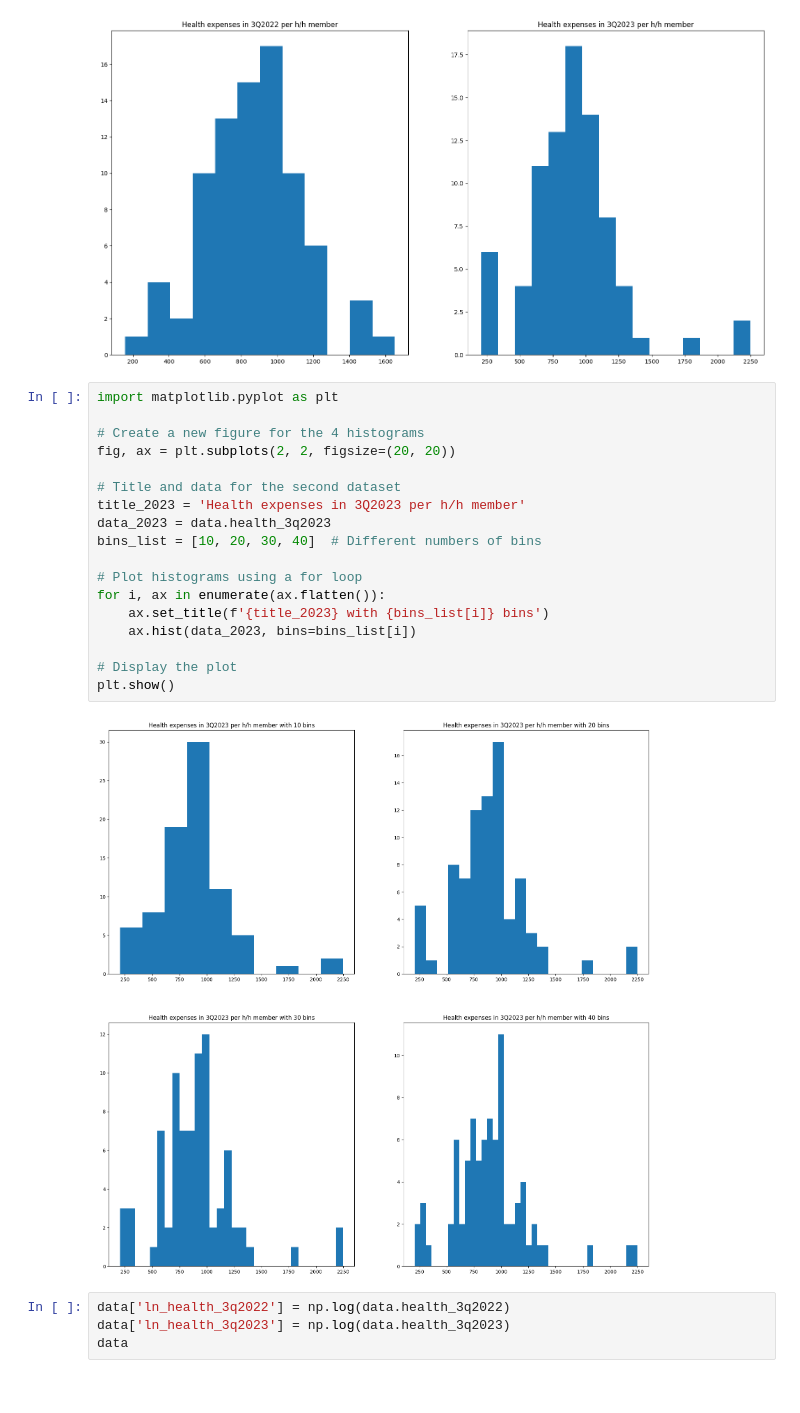
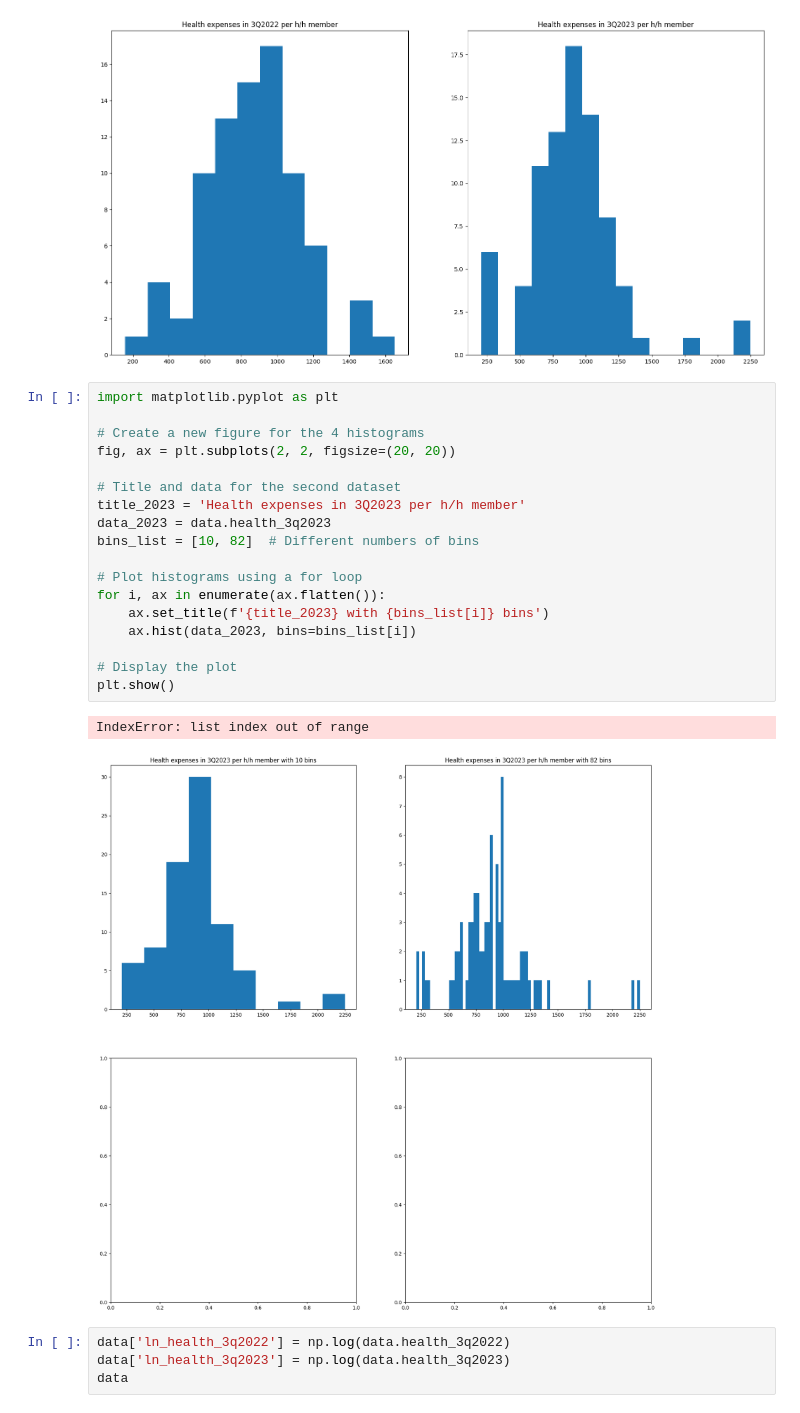
Before and after one commit to Pyatachokk/hse_asml_course, a Jupyter notebook: seminars/seminar_6/stat_0.ipynb, the cells around one changed output. Drawn from its saved outputs; the diff is of its cells as text.

Commit message:
done several plots in first sem

```diff
--- a/seminars/seminar_6/stat_0.ipynb
+++ b/seminars/seminar_6/stat_0.ipynb
@@ -122,23 +122,24 @@ plt.show()
 # %%
 import matplotlib.pyplot as plt
 
 # Create a new figure for the 4 histograms
 fig, ax = plt.subplots(2, 2, figsize=(20, 20))
 
 # Title and data for the second dataset
 title_2023 = 'Health expenses in 3Q2023 per h/h member'
 data_2023 = data.health_3q2023
-bins_list = [10, 20, 30, 40]  # Different numbers of bins
+bins_list = [10, 82]  # Different numbers of bins
 
 # Plot histograms using a for loop
 for i, ax in enumerate(ax.flatten()):
     ax.set_title(f'{title_2023} with {bins_list[i]} bins')
     ax.hist(data_2023, bins=bins_list[i])
 
 # Display the plot
 plt.show()
 # %% [output]
+IndexError: list index out of range
-[figure, old version]
+[figure, new version]
 # %%
 data['ln_health_3q2022'] = np.log(data.health_3q2022)
 data['ln_health_3q2023'] = np.log(data.health_3q2023)
```
Also changed, not shown: 2 other files.
